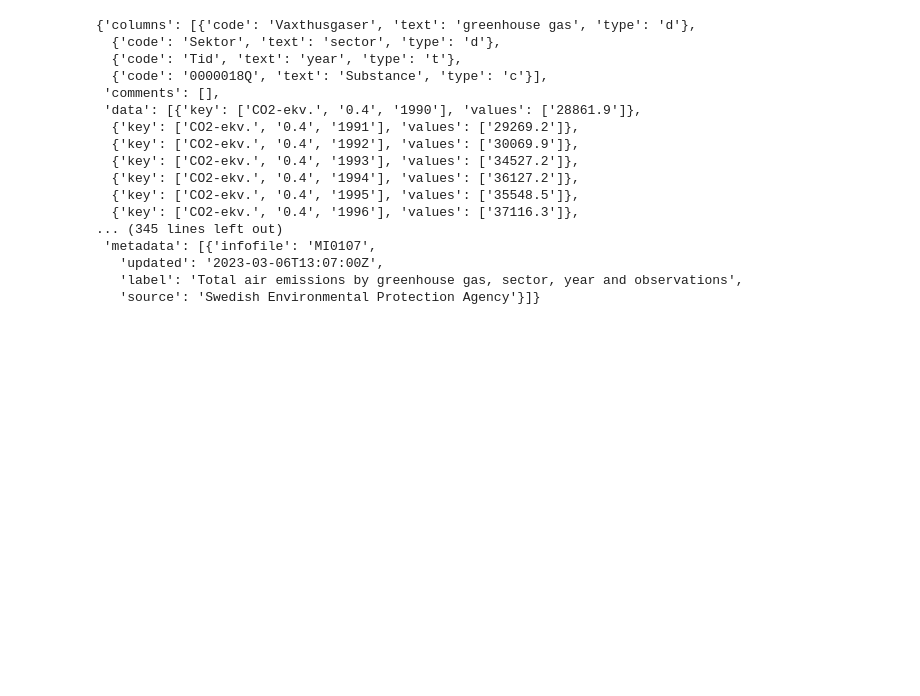
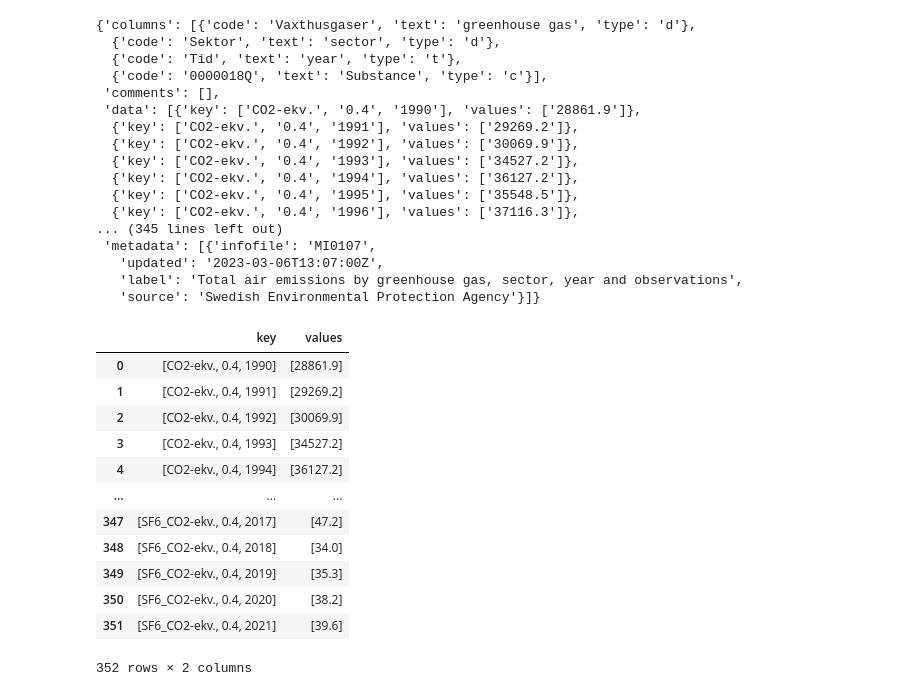
Before and after one commit to SauronGunnars/Data-Engineering-Sara, a Jupyter notebook: Code-along/Lec5_scb/scb.ipynb, the cells around one changed output. Cells and saved outputs as stored; diff of their text form; code cells hidden in the pictures; blank space fills up the shorter version.

```diff
--- a/Code-along/Lec5_scb/scb.ipynb
+++ b/Code-along/Lec5_scb/scb.ipynb
@@ -174,3 +174,21 @@ co2_equivalence_data
    'updated': '2023-03-06T13:07:00Z',
    'label': 'Total air emissions by greenhouse gas, sector, year and observations',
    'source': 'Swedish Environmental Protection Agency'}]}
+# %%
+import pandas as pd
+df = pd.DataFrame(co2_equivalence_data["data"])
+df
+# %% [output]
+|  | key | values |
+| 0 | [CO2-ekv., 0.4, 1990] | [28861.9] |
+| 1 | [CO2-ekv., 0.4, 1991] | [29269.2] |
+| 2 | [CO2-ekv., 0.4, 1992] | [30069.9] |
+| 3 | [CO2-ekv., 0.4, 1993] | [34527.2] |
+| 4 | [CO2-ekv., 0.4, 1994] | [36127.2] |
+| ... | ... | ... |
+| 347 | [SF6_CO2-ekv., 0.4, 2017] | [47.2] |
+| 348 | [SF6_CO2-ekv., 0.4, 2018] | [34.0] |
+| 349 | [SF6_CO2-ekv., 0.4, 2019] | [35.3] |
+| 350 | [SF6_CO2-ekv., 0.4, 2020] | [38.2] |
+| 351 | [SF6_CO2-ekv., 0.4, 2021] | [39.6] |
+352 rows × 2 columns
```
Also changed, not shown: parts of 1 cell of this notebook.
